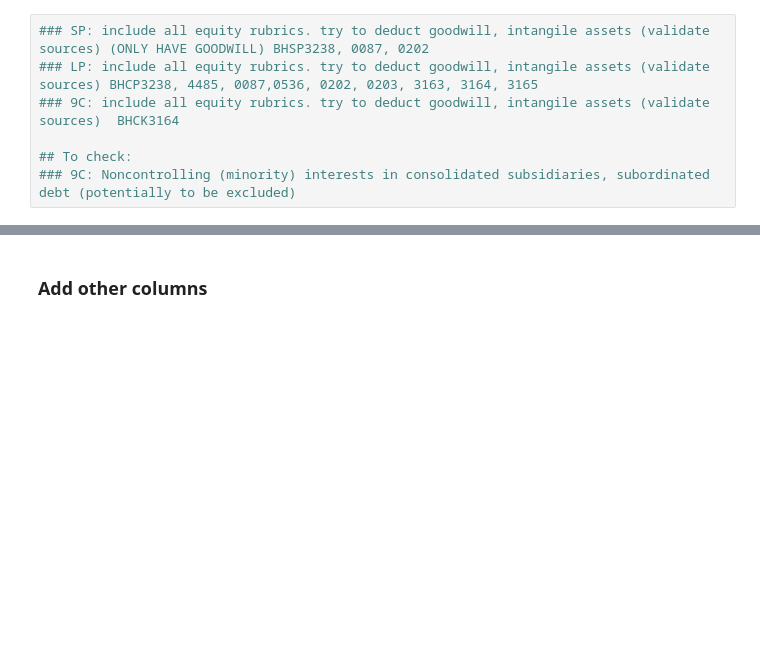
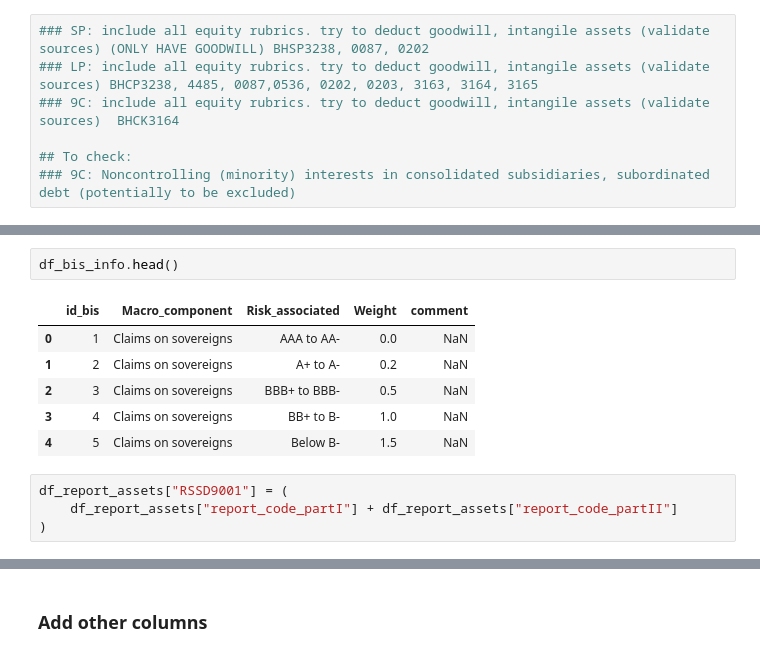
Before and after one commit to jmanacid1/DSE-Project, a Jupyter notebook: Data_Processing/notebooks/Dynamics of finance.ipynb, the cells around one changed output, grey strips where cells are left out. Saved outputs shown, nothing was run; the diff lists cells and outputs as text; blank space fills up the shorter version.

```diff
--- a/Data_Processing/notebooks/Dynamics of finance.ipynb
+++ b/Data_Processing/notebooks/Dynamics of finance.ipynb
@@ -646,0 +974,13 @@ Name: count, dtype: int64
+# %%
+df_bis_info.head()
+# %% [output]
+|  | id_bis | Macro_component | Risk_associated | Weight | comment |
+| 0 | 1 | Claims on sovereigns | AAA to AA- | 0.0 | NaN |
+| 1 | 2 | Claims on sovereigns | A+ to A- | 0.2 | NaN |
+| 2 | 3 | Claims on sovereigns | BBB+ to BBB- | 0.5 | NaN |
+| 3 | 4 | Claims on sovereigns | BB+ to B- | 1.0 | NaN |
+| 4 | 5 | Claims on sovereigns | Below B- | 1.5 | NaN |
+# %%
+df_report_assets["RSSD9001"] = (
+    df_report_assets["report_code_partI"] + df_report_assets["report_code_partII"]
+)
```
Also changed, not shown: parts of 101 cells of this notebook, 2 other files.
